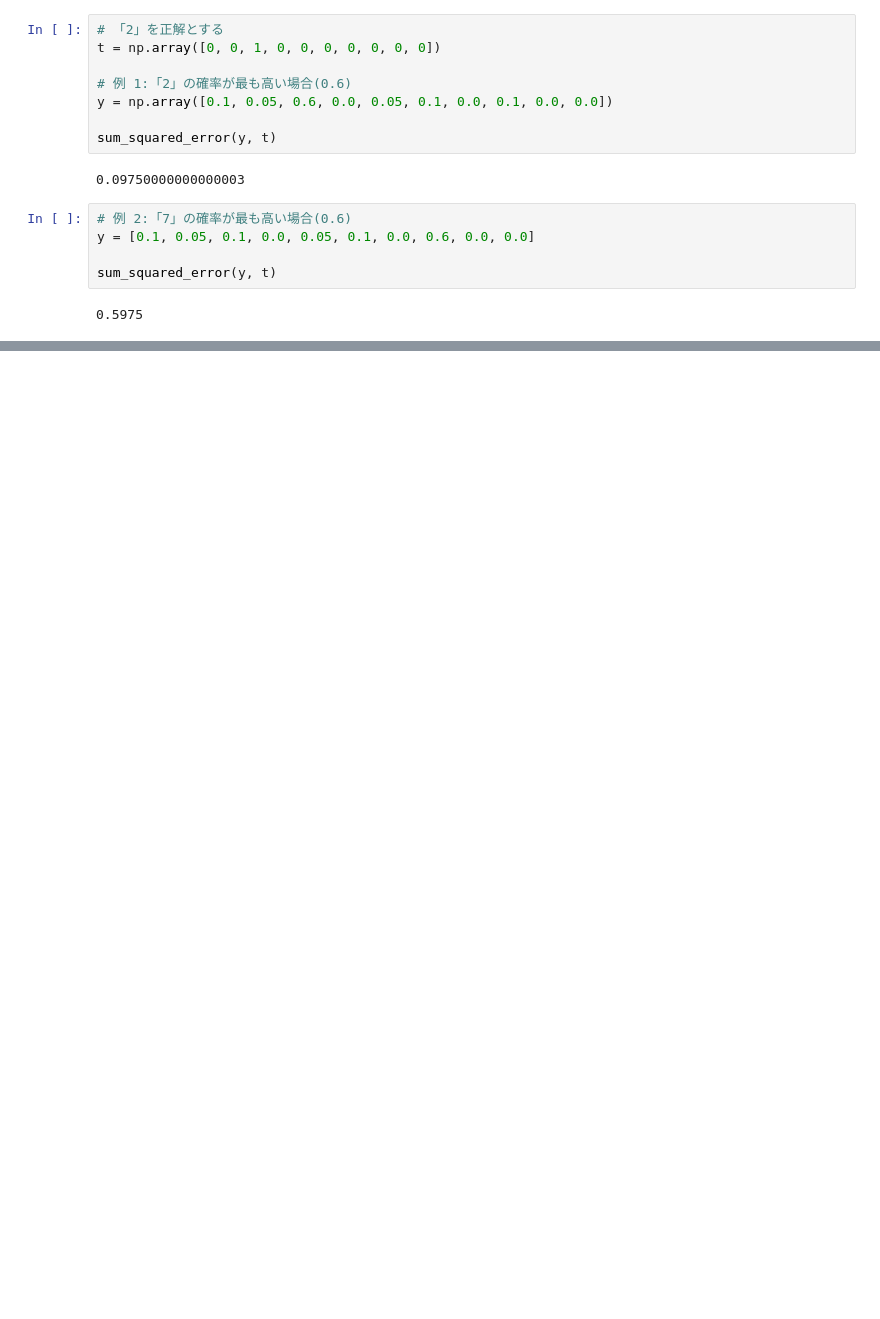
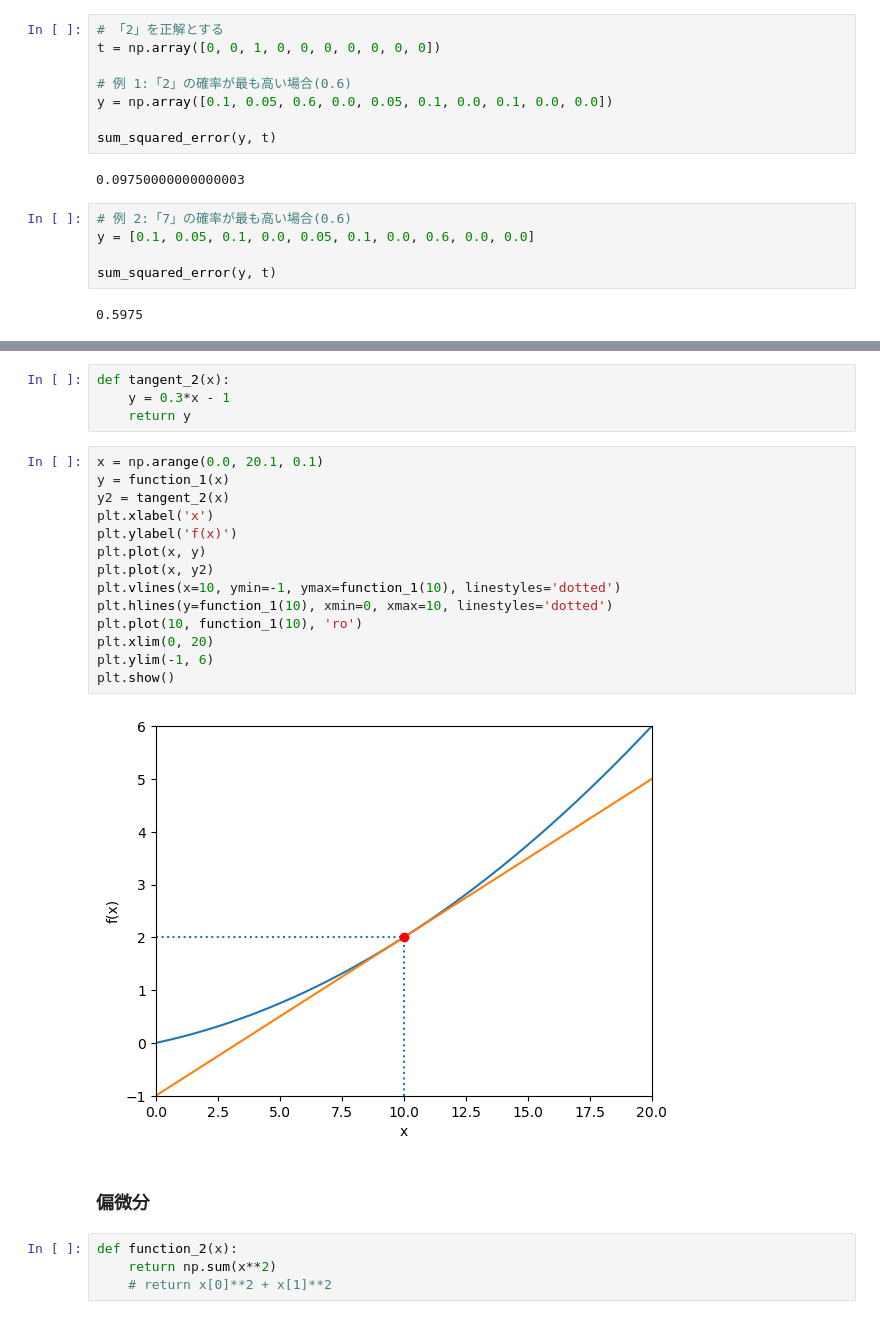
Before and after one commit to jin5211/DL-my_codes-, a Jupyter notebook: ch04.ipynb, the cells around one changed output, grey strips where cells are left out. Drawn from its saved outputs; the diff is of its cells as text; blank space fills up the shorter version.

```diff
--- a/ch04.ipynb
+++ b/ch04.ipynb
@@ -45,0 +225,26 @@ array([5, 0, 4, 1, 9], dtype=uint8)
+# %%
+def tangent_2(x):
+	y = 0.3*x - 1
+	return y
+# %%
+x = np.arange(0.0, 20.1, 0.1)
+y = function_1(x)
+y2 = tangent_2(x)
+plt.xlabel('x')
+plt.ylabel('f(x)')
+plt.plot(x, y)
+plt.plot(x, y2)
+plt.vlines(x=10, ymin=-1, ymax=function_1(10), linestyles='dotted')
+plt.hlines(y=function_1(10), xmin=0, xmax=10, linestyles='dotted')
+plt.plot(10, function_1(10), 'ro')
+plt.xlim(0, 20)
+plt.ylim(-1, 6)
+plt.show()
+# %% [output]
+[figure, added]
+# %% [markdown]
+### 偏微分
+# %%
+def function_2(x):
+	return np.sum(x**2)
+	# return x[0]**2 + x[1]**2
```
Also changed, not shown: parts of 47 cells of this notebook, 1 other file.
